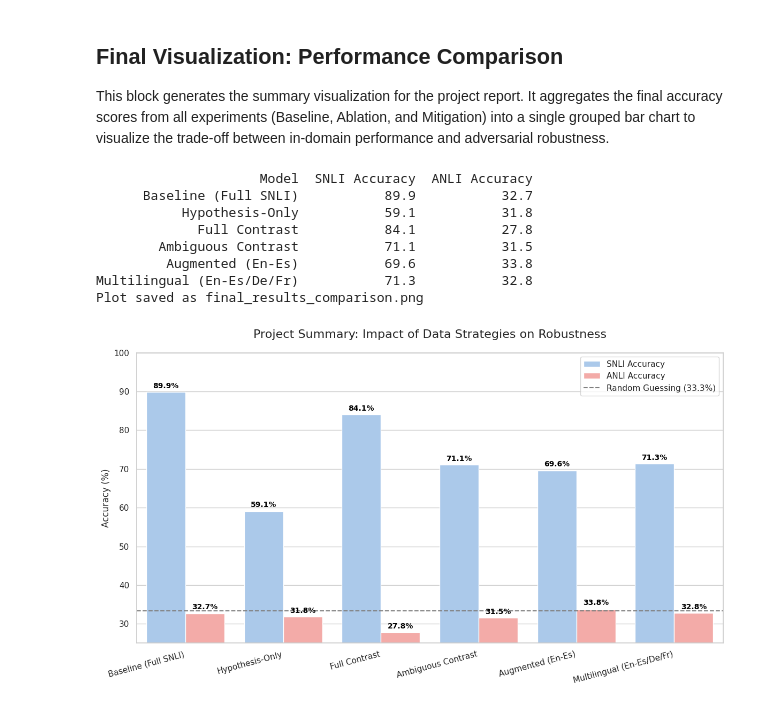
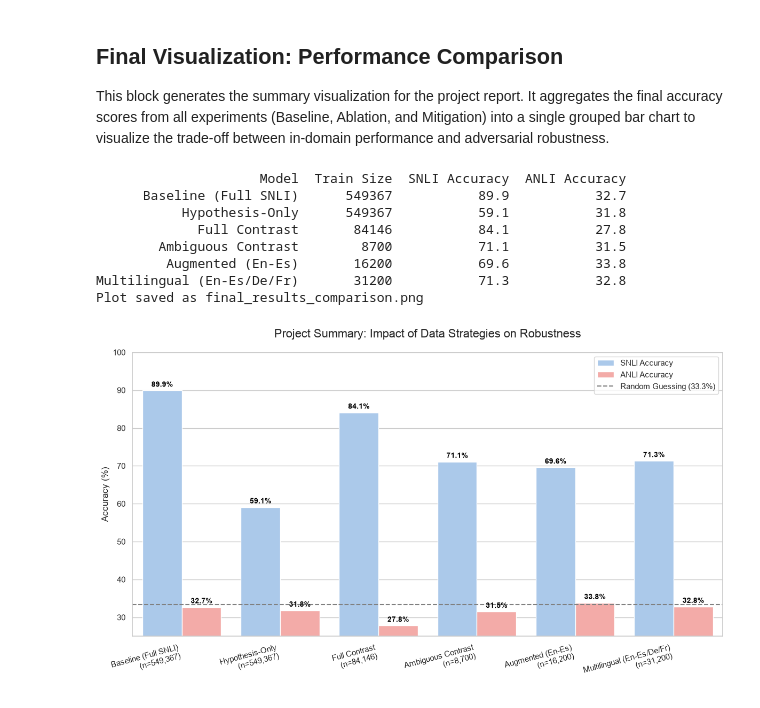
Before and after one commit to fernandorangelr/nli-qa-dataset-cartography, a Jupyter notebook: experiments.ipynb, the cells around one changed output. Drawn from its saved outputs; the diff is of its cells as text; code cells hidden in the pictures.

Commit message:
Added information on the dataset size used per model

```diff
--- a/experiments.ipynb
+++ b/experiments.ipynb
@@ -1496,14 +1496,14 @@ import matplotlib.pyplot as plt
 import pandas as pd
 import seaborn as sns
 
-# Maps each model's display name to its (SNLI eval dir, ANLI eval dir)
+# Maps each model's display name to its (SNLI eval dir, ANLI eval dir, train dataset size)
 MODEL_EVAL_DIRS = {
-    'Baseline (Full SNLI)':        ('eval_model_baseline_snli',            'eval_model_baseline_anli'),
-    'Hypothesis-Only':             ('eval_hypothesis_only_snli',           'eval_hypothesis_only_anli'),
-    'Full Contrast':               ('eval_full_contrast_snli',             'eval_full_contrast_anli'),
-    'Ambiguous Contrast':          ('eval_ambiguous_contrast_snli',        'eval_ambiguous_contrast_anli'),
-    'Augmented (En-Es)':           ('eval_augmented_ambiguous_contrast_snli', 'eval_augmented_ambiguous_contrast_anli'),
-    'Multilingual (En-Es/De/Fr)':  ('eval_multilingual_ambiguous_contrast_snli', 'eval_multilingual_ambiguous_contrast_anli'),
+    'Baseline (Full SNLI)':        ('eval_model_baseline_snli',            'eval_model_baseline_anli',            549367),
+    'Hypothesis-Only':             ('eval_hypothesis_only_snli',           'eval_hypothesis_only_anli',           549367),
+    'Full Contrast':               ('eval_full_contrast_snli',             'eval_full_contrast_anli',             84146),
+    'Ambiguous Contrast':          ('eval_ambiguous_contrast_snli',        'eval_ambiguous_contrast_anli',        8700),
+    'Augmented (En-Es)':           ('eval_augmented_ambiguous_contrast_snli', 'eval_augmented_ambiguous_contrast_anli', 16200),
+    'Multilingual (En-Es/De/Fr)':  ('eval_multilingual_ambiguous_contrast_snli', 'eval_multilingual_ambiguous_contrast_anli', 31200),
 }
 
 def read_accuracy(eval_dir):
@@ -1517,56 +1517,64 @@ def read_accuracy(eval_dir):
     return round(metrics['eval_accuracy'] * 100, 1)
 
 rows = []
-for model_name, (snli_dir, anli_dir) in MODEL_EVAL_DIRS.items():
+for model_name, (snli_dir, anli_dir, train_size) in MODEL_EVAL_DIRS.items():
     rows.append({
         'Model': model_name,
+        'Train Size': train_size,
         'SNLI Accuracy': read_accuracy(snli_dir),
         'ANLI Accuracy': read_accuracy(anli_dir),
     })
 
 df = pd.DataFrame(rows)
-print(df.to_string(index=False))  # the table you asked for
+print(df.to_string(index=False))
 
-df_melted = df.melt(id_vars="Model", var_name="Dataset", value_name="Accuracy (%)")
+df_melted = df.melt(
+    id_vars=["Model", "Train Size"],
+    value_vars=["SNLI Accuracy", "ANLI Accuracy"],
+    var_name="Dataset",
+    value_name="Accuracy (%)"
+)
 
 plt.figure(figsize=(12, 7))
 sns.set_theme(style="whitegrid")
 
 ax = sns.barplot(
     data=df_melted,
     x="Model",
     y="Accuracy (%)",
     hue="Dataset",
     palette=["#a1c9f4", "#ff9f9b"]  # Light Blue (SNLI), Light Red (ANLI)
 )
 
 plt.title("Project Summary: Impact of Data Strategies on Robustness", fontsize=16, pad=20)
 plt.xlabel("")
 plt.ylabel("Accuracy (%)", fontsize=12)
-plt.xticks(rotation=15, ha='right')
+# Labels with the size of the dataset
+labels_con_size = [f"{name}\n(n={size:,})" for name, size in zip(df['Model'], df['Train Size'])]
+plt.xticks(ticks=range(len(labels_con_size)), labels=labels_con_size, rotation=15, ha='right')
 plt.ylim(25, 100)
 
 plt.axhline(y=33.3, color='grey', linestyle='--', linewidth=1.5, label='Random Guessing (33.3%)')
 plt.legend(loc='upper right')
 
 for p in ax.patches:
     height = p.get_height()
     if height and height > 0:
         ax.text(p.get_x() + p.get_width() / 2., height + 1,
                 f'{height:.1f}%',
                 ha="center", fontsize=10, fontweight='bold', color='black')
 
 plt.tight_layout()
 plt.savefig('final_results_comparison.png', dpi=300)
 print("Plot saved as final_results_comparison.png")
 plt.show()
 # %% [output]
-                     Model  SNLI Accuracy  ANLI Accuracy
-      Baseline (Full SNLI)           89.9           32.7
-           Hypothesis-Only           59.1           31.8
-             Full Contrast           84.1           27.8
-        Ambiguous Contrast           71.1           31.5
-         Augmented (En-Es)           69.6           33.8
-Multilingual (En-Es/De/Fr)           71.3           32.8
+                     Model  Train Size  SNLI Accuracy  ANLI Accuracy
+      Baseline (Full SNLI)      549367           89.9           32.7
+           Hypothesis-Only      549367           59.1           31.8
+             Full Contrast       84146           84.1           27.8
+        Ambiguous Contrast        8700           71.1           31.5
+         Augmented (En-Es)       16200           69.6           33.8
+Multilingual (En-Es/De/Fr)       31200           71.3           32.8
 Plot saved as final_results_comparison.png
-[figure, old version]
+[figure, new version]
```
Also changed, not shown: 1 other file.
